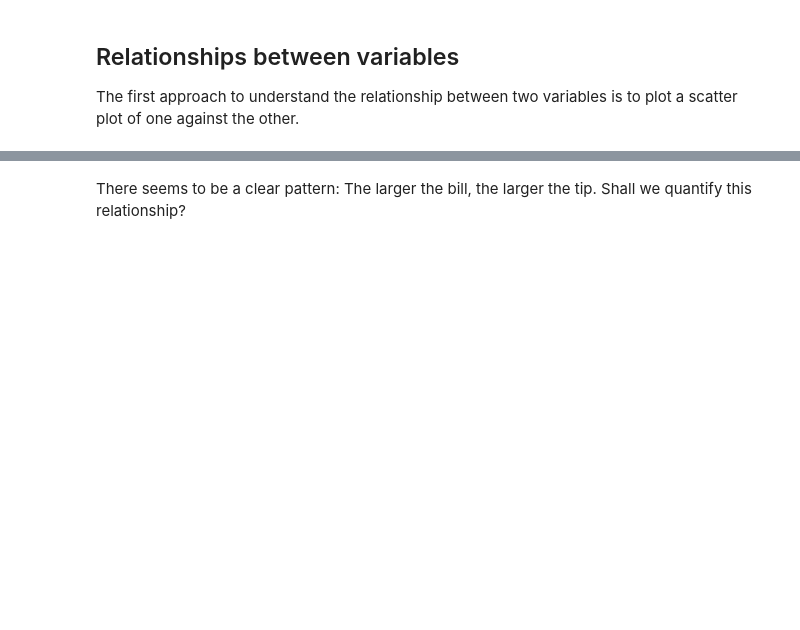
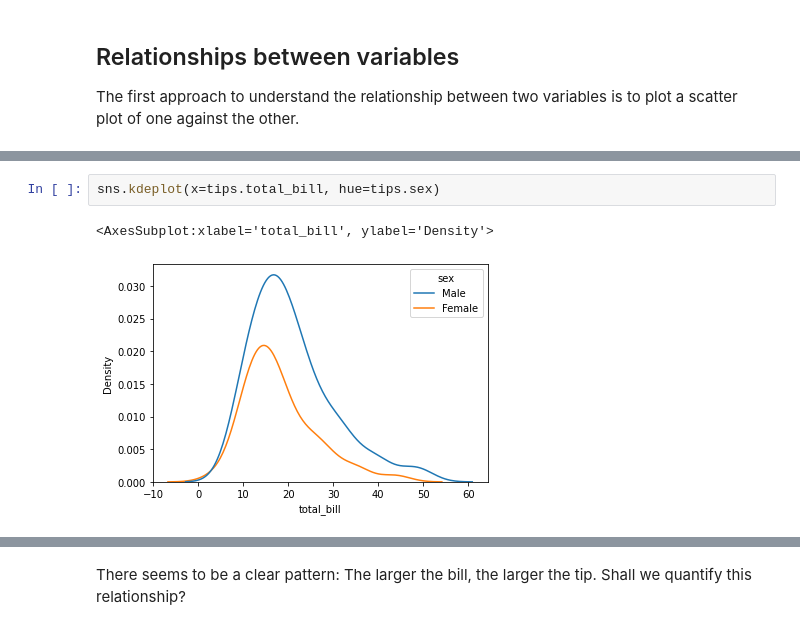
Before and after one commit to Ironhack-Data-Madrid-Agosto-2021/classroom-materials, a Jupyter notebook: week_05/03-intro-statistics.ipynb, the cells around one changed output, grey strips where cells are left out. Saved outputs shown, nothing was run; the diff lists cells and outputs as text; blank space fills up the shorter version.

```diff
--- a/week_05/03-intro-statistics.ipynb
+++ b/week_05/03-intro-statistics.ipynb
@@ -530,2 +715,7 @@ sns.histplot(tips.total_bill)
+# %%
+sns.kdeplot(x=tips.total_bill, hue=tips.sex)
+# %% [output]
+<AxesSubplot:xlabel='total_bill', ylabel='Density'>
+[figure, added]
 # %%
 tips.total_bill.mean(), tips.total_bill.median()
```
Also changed, not shown: parts of 99 cells of this notebook.
